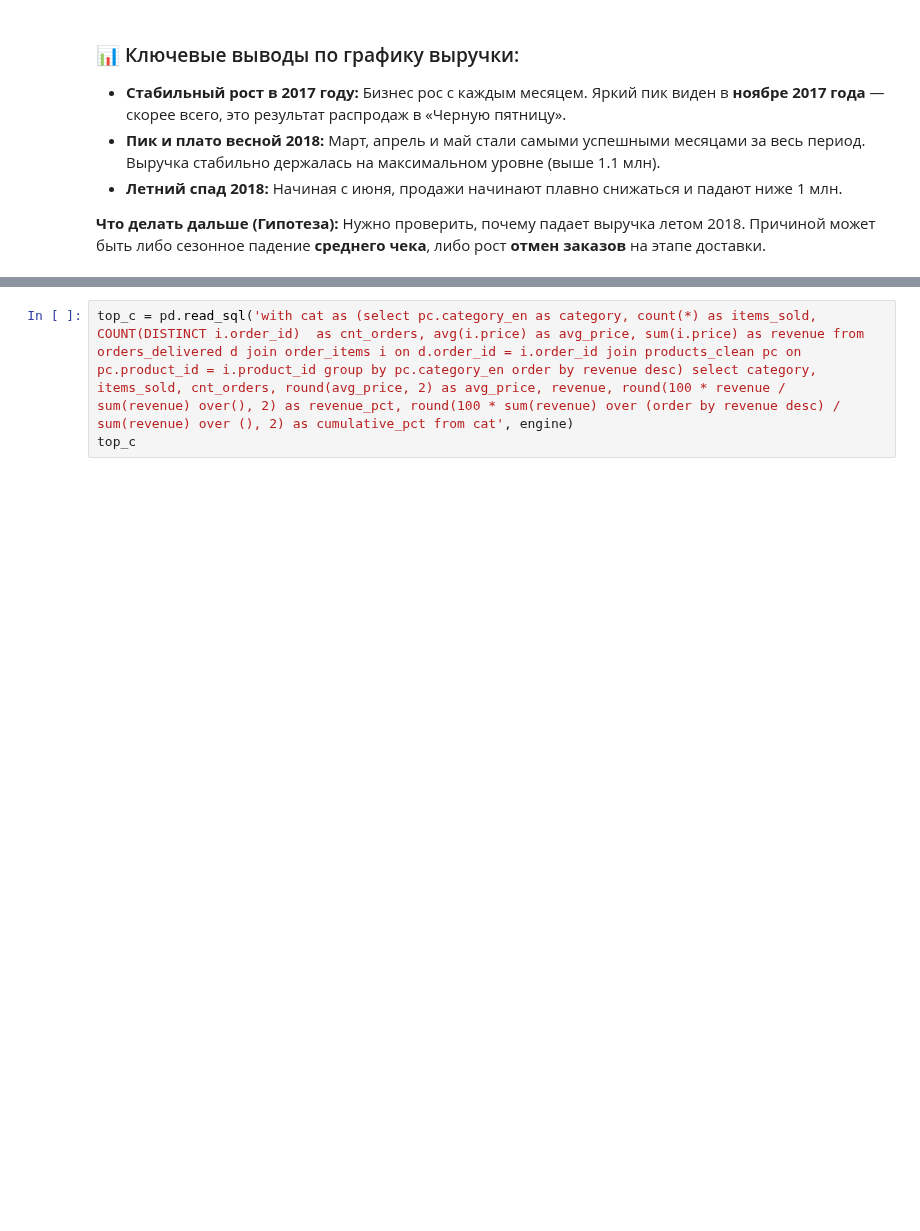
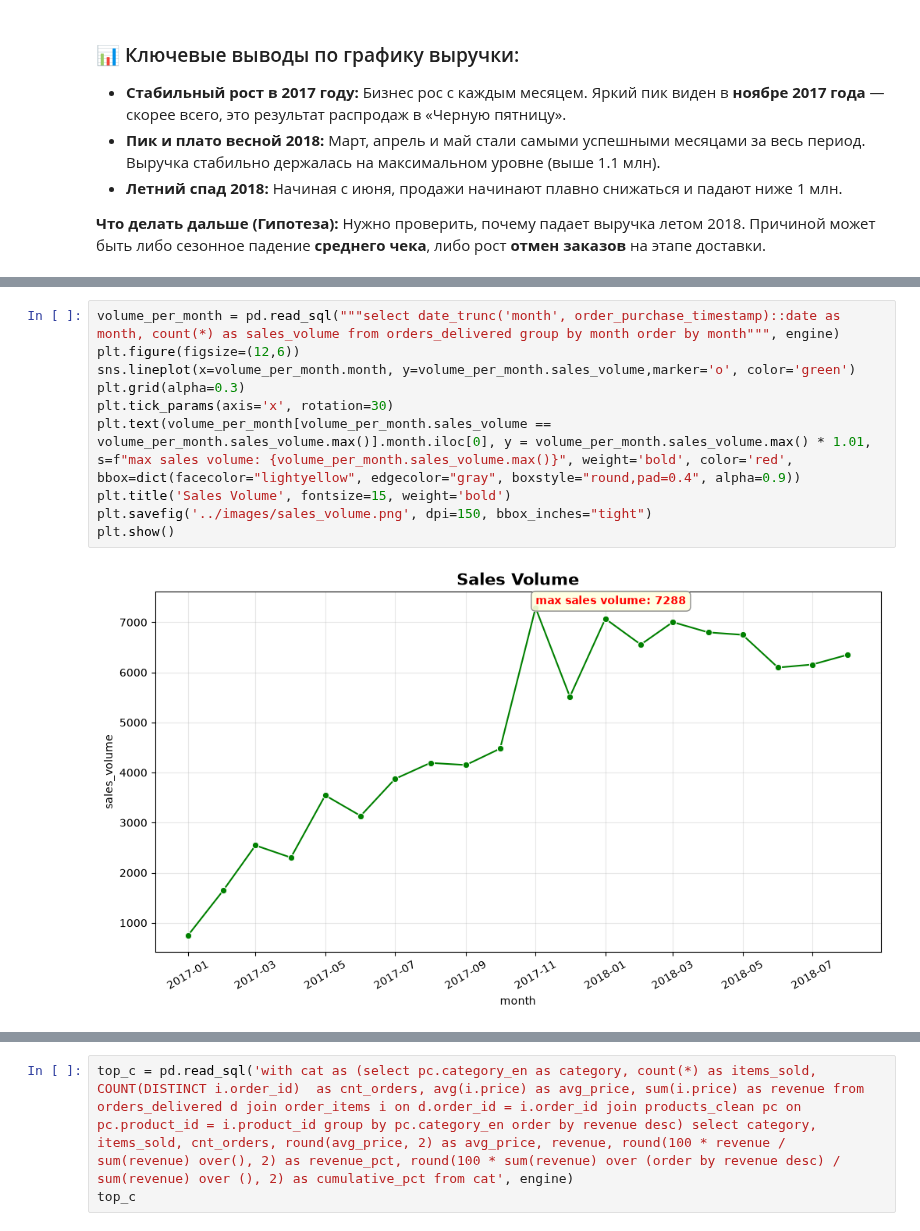
Before and after one commit to radmirmudarisov77-sketch/olist-ecommerce-sql-analysis, a Jupyter notebook: notebooks/01_eda.ipynb, the cells around one changed output, grey strips where cells are left out. Cells and saved outputs as stored; diff of their text form; blank space fills up the shorter version.

```diff
--- a/notebooks/01_eda.ipynb
+++ b/notebooks/01_eda.ipynb
@@ -155,0 +173,12 @@ plt.show()
+# %%
+volume_per_month = pd.read_sql("""select date_trunc('month', order_purchase_timestamp)::date as month, count(*) as sales_volume from orders_delivered group by month order by month""", engine)
+plt.figure(figsize=(12,6))
+sns.lineplot(x=volume_per_month.month, y=volume_per_month.sales_volume,marker='o', color='green')
+plt.grid(alpha=0.3)
+plt.tick_params(axis='x', rotation=30)
+plt.text(volume_per_month[volume_per_month.sales_volume == volume_per_month.sales_volume.max()].month.iloc[0], y = volume_per_month.sales_volume.max() * 1.01, s=f"max sales volume: {volume_per_month.sales_volume.max()}", weight='bold', color='red', bbox=dict(facecolor="lightyellow", edgecolor="gray", boxstyle="round,pad=0.4", alpha=0.9))
+plt.title('Sales Volume', fontsize=15, weight='bold')
+plt.savefig('../images/sales_volume.png', dpi=150, bbox_inches="tight")
+plt.show()
+# %% [output]
+[figure, added]
```
Also changed, not shown: parts of 29 cells of this notebook, 13 other files.
